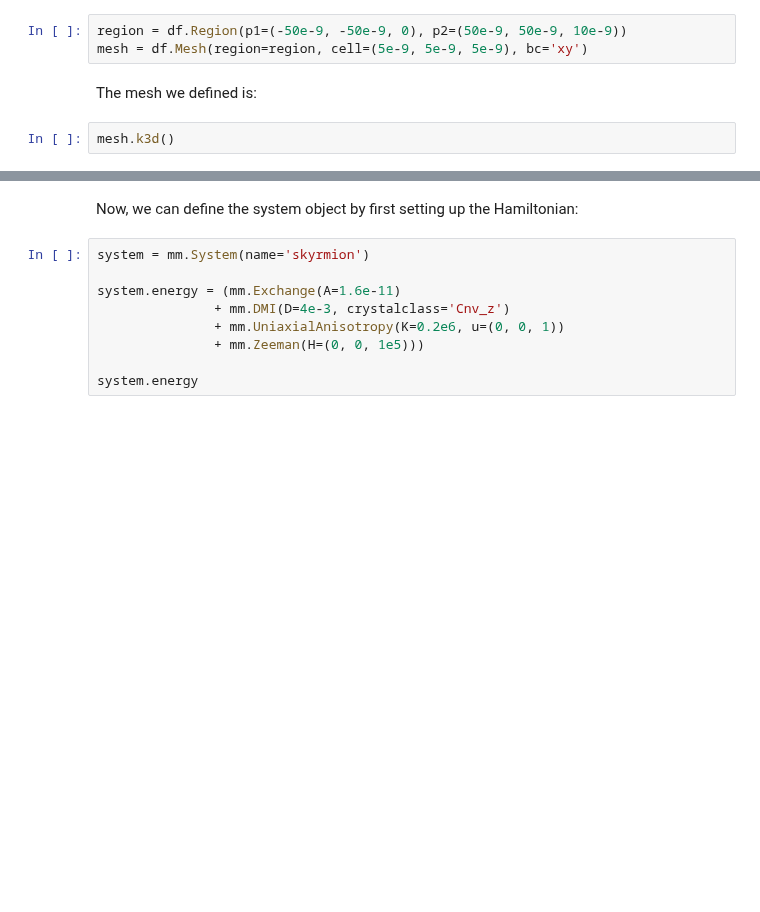
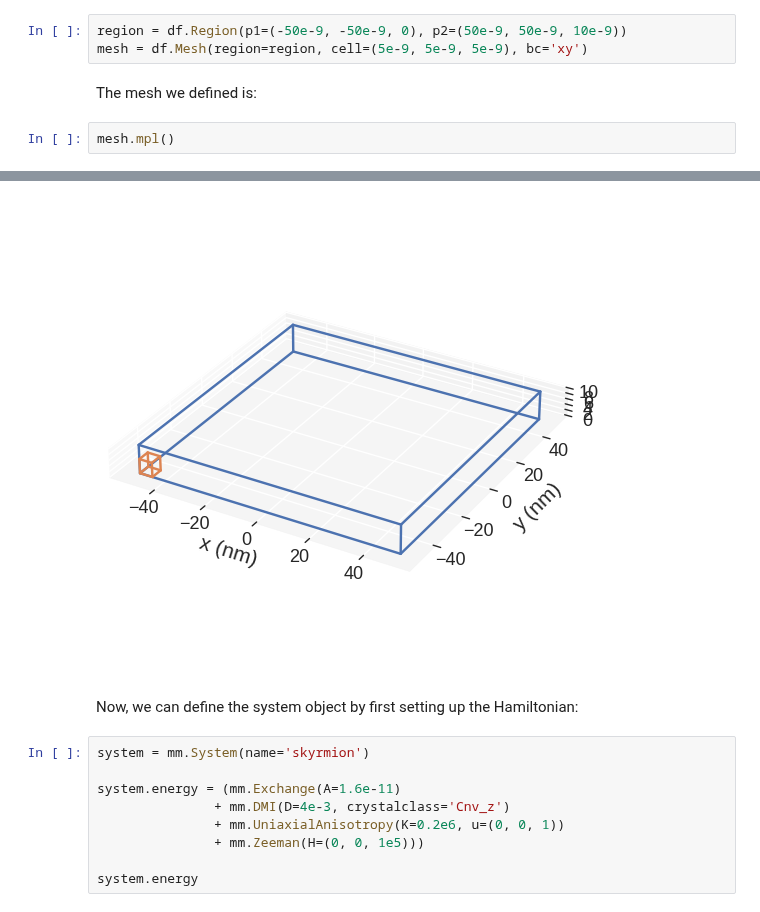
Before and after one commit to ubermag/tutorials, a Jupyter notebook: examples/periodic-boundary-conditions.ipynb, the cells around one changed output, grey strips where cells are left out. Drawn from its saved outputs; the diff is of its cells as text; blank space fills up the shorter version.

```diff
--- a/examples/periodic-boundary-conditions.ipynb
+++ b/examples/periodic-boundary-conditions.ipynb
@@ -14,5 +14,5 @@ mesh = df.Mesh(region=region, cell=(5e-9, 5e-9, 5e-9), bc='xy')
 # %% [markdown]
 The mesh we defined is:
 # %%
-mesh.k3d()
+mesh.mpl()
 # %% [output]
@@ -20,3 +19,4 @@ mesh.k3d()
+[figure, added]
 # %% [markdown]
 Now, we can define the system object by first setting up the Hamiltonian:
 # %%
```
Also changed, not shown: parts of 11 cells of this notebook.
